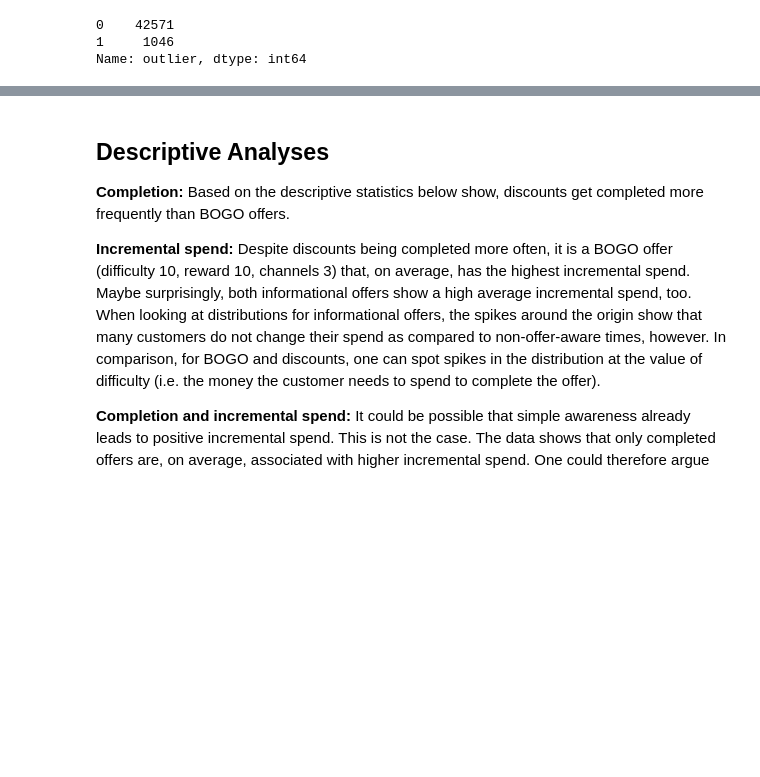
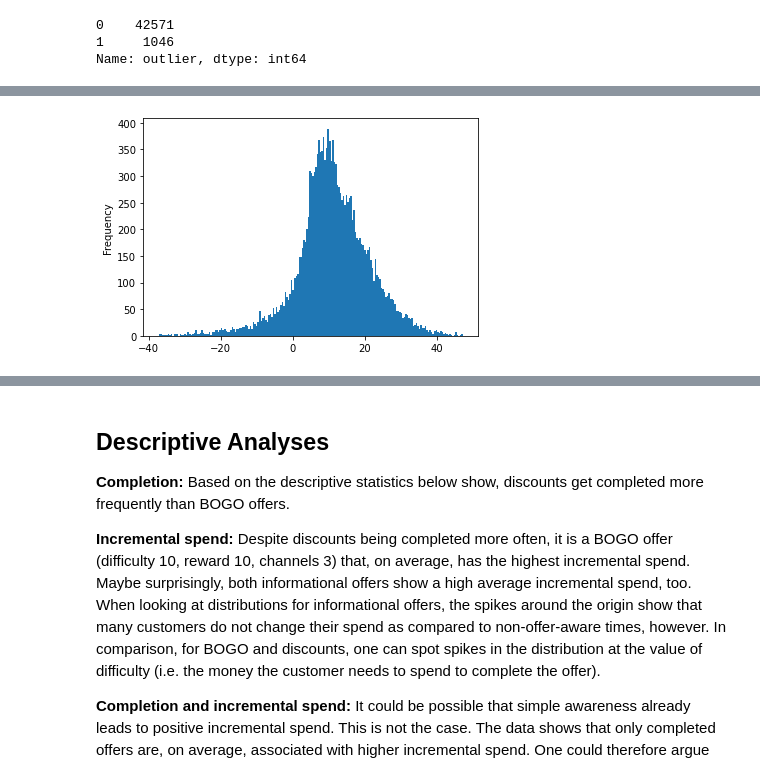
Before and after one commit to judithleao/capstone-project-starbucks, a Jupyter notebook: Starbucks-Analysis.ipynb, the cells around one changed output, grey strips where cells are left out. Drawn from its saved outputs; the diff is of its cells as text; code cells hidden in the pictures; blank space fills up the shorter version.

```diff
--- a/Starbucks-Analysis.ipynb
+++ b/Starbucks-Analysis.ipynb
@@ -184,0 +194,5 @@ analysis_df_t = analysis_df_t.loc[analysis_df_t['outlier'] == 0]
+# %%
+# Look at distribution for those who complete the offer
+analysis_df_t.loc[analysis_df_t['was_completed'] == 1]['incremental_spend'].plot.hist(bins = 200);
+# %% [output]
+[figure, added]
```
Also changed, not shown: parts of 19 cells of this notebook.
